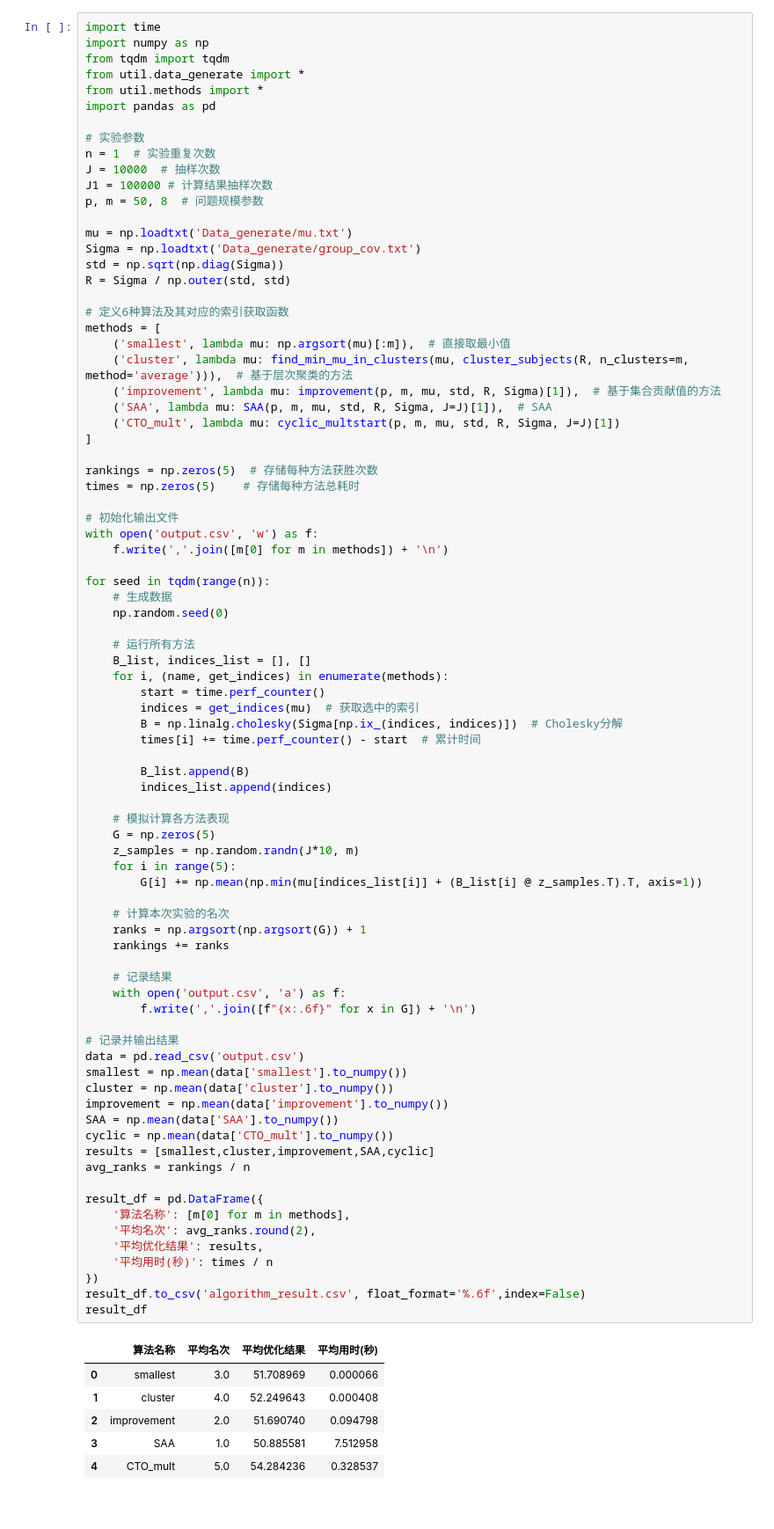
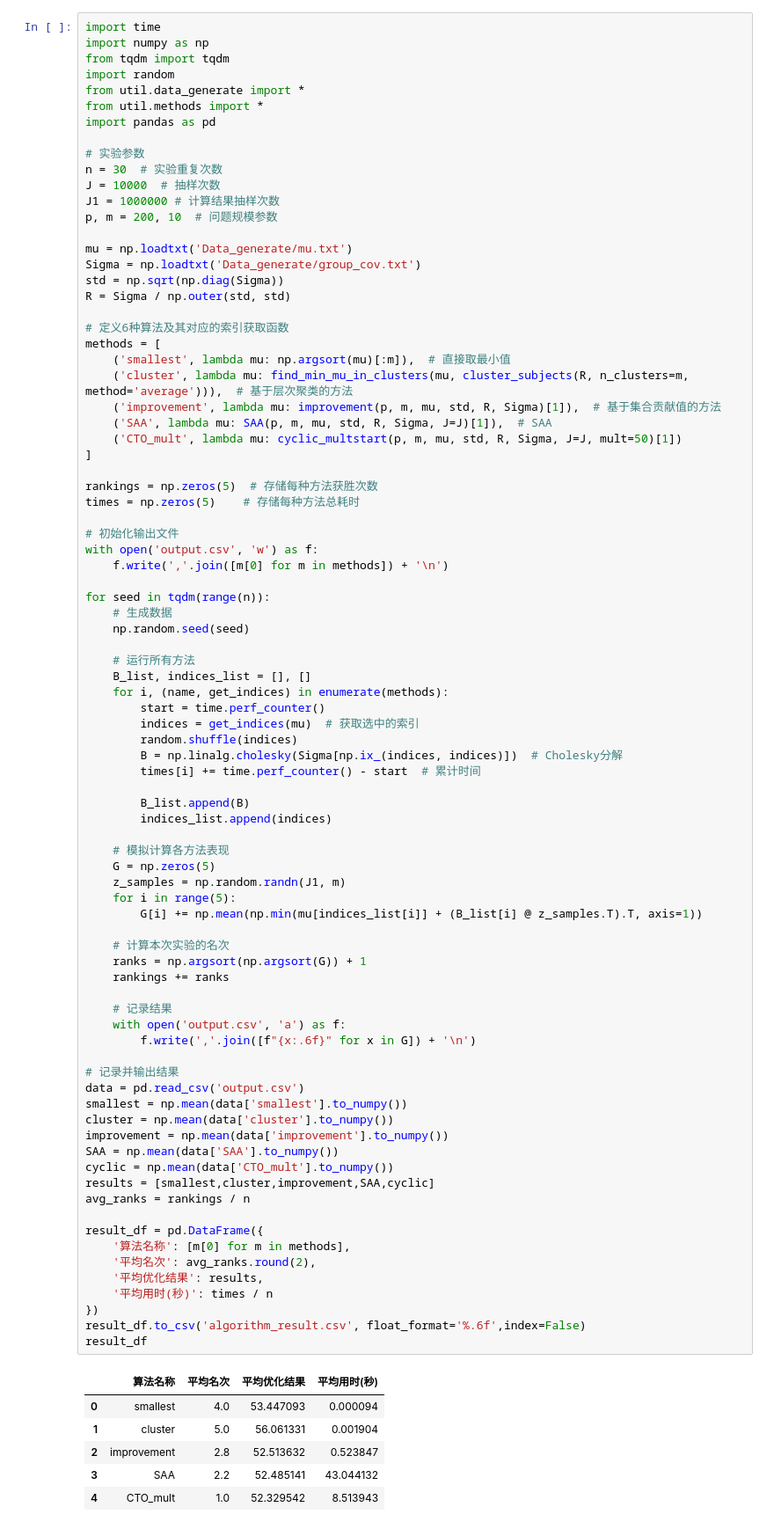
Before and after one commit to Silver439/Pilot, a Jupyter notebook: mult_SAA.ipynb, the cells around one changed output. Shown at 88% size. Cells and saved outputs as stored; diff of their text form.

```diff
--- a/mult_SAA.ipynb
+++ b/mult_SAA.ipynb
@@ -2,15 +2,16 @@
 import time
 import numpy as np
 from tqdm import tqdm
+import random
 from util.data_generate import *
 from util.methods import *
 import pandas as pd
 
 # 实验参数
-n = 1  # 实验重复次数
+n = 30  # 实验重复次数
 J = 10000  # 抽样次数
-J1 = 100000 # 计算结果抽样次数
-p, m = 50, 8  # 问题规模参数
+J1 = 1000000 # 计算结果抽样次数
+p, m = 200, 10  # 问题规模参数
 
 mu = np.loadtxt('Data_generate/mu.txt')
 Sigma = np.loadtxt('Data_generate/group_cov.txt')
@@ -23,7 +24,7 @@ methods = [
     ('cluster', lambda mu: find_min_mu_in_clusters(mu, cluster_subjects(R, n_clusters=m, method='average'))),  # 基于层次聚类的方法
     ('improvement', lambda mu: improvement(p, m, mu, std, R, Sigma)[1]),  # 基于集合贡献值的方法
     ('SAA', lambda mu: SAA(p, m, mu, std, R, Sigma, J=J)[1]),  # SAA
-    ('CTO_mult', lambda mu: cyclic_multstart(p, m, mu, std, R, Sigma, J=J)[1])
+    ('CTO_mult', lambda mu: cyclic_multstart(p, m, mu, std, R, Sigma, J=J, mult=50)[1])
 ]
 
 rankings = np.zeros(5)  # 存储每种方法获胜次数
@@ -35,13 +36,14 @@ with open('output.csv', 'w') as f:
 
 for seed in tqdm(range(n)):
     # 生成数据
-    np.random.seed(0)
+    np.random.seed(seed)
 
     # 运行所有方法
     B_list, indices_list = [], []
     for i, (name, get_indices) in enumerate(methods):
         start = time.perf_counter()
         indices = get_indices(mu)  # 获取选中的索引
+        random.shuffle(indices)
         B = np.linalg.cholesky(Sigma[np.ix_(indices, indices)])  # Cholesky分解
         times[i] += time.perf_counter() - start  # 累计时间
 
@@ -50,40 +52,40 @@ for seed in tqdm(range(n)):
 
     # 模拟计算各方法表现
     G = np.zeros(5)
-    z_samples = np.random.randn(J*10, m)
+    z_samples = np.random.randn(J1, m)
     for i in range(5):
         G[i] += np.mean(np.min(mu[indices_list[i]] + (B_list[i] @ z_samples.T).T, axis=1))
 
     # 计算本次实验的名次
     ranks = np.argsort(np.argsort(G)) + 1
     rankings += ranks
 
     # 记录结果
     with open('output.csv', 'a') as f:
         f.write(','.join([f"{x:.6f}" for x in G]) + '\n')
 
 # 记录并输出结果
 data = pd.read_csv('output.csv')
 smallest = np.mean(data['smallest'].to_numpy())
 cluster = np.mean(data['cluster'].to_numpy())
 improvement = np.mean(data['improvement'].to_numpy())
 SAA = np.mean(data['SAA'].to_numpy())
 cyclic = np.mean(data['CTO_mult'].to_numpy())
 results = [smallest,cluster,improvement,SAA,cyclic]
 avg_ranks = rankings / n
 
 result_df = pd.DataFrame({
     '算法名称': [m[0] for m in methods],
     '平均名次': avg_ranks.round(2),
     '平均优化结果': results,
     '平均用时(秒)': times / n
 })
 result_df.to_csv('algorithm_result.csv', float_format='%.6f',index=False)
 result_df
 # %% [output]
 |  | 算法名称 | 平均名次 | 平均优化结果 | 平均用时(秒) |
-| 0 | smallest | 3.0 | 51.708969 | 0.000066 |
-| 1 | cluster | 4.0 | 52.249643 | 0.000408 |
-| 2 | improvement | 2.0 | 51.690740 | 0.094798 |
-| 3 | SAA | 1.0 | 50.885581 | 7.512958 |
-| 4 | CTO_mult | 5.0 | 54.284236 | 0.328537 |
+| 0 | smallest | 4.0 | 53.447093 | 0.000094 |
+| 1 | cluster | 5.0 | 56.061331 | 0.001904 |
+| 2 | improvement | 2.8 | 52.513632 | 0.523847 |
+| 3 | SAA | 2.2 | 52.485141 | 43.044132 |
+| 4 | CTO_mult | 1.0 | 52.329542 | 8.513943 |
```
Also changed, not shown: 32 other files.
